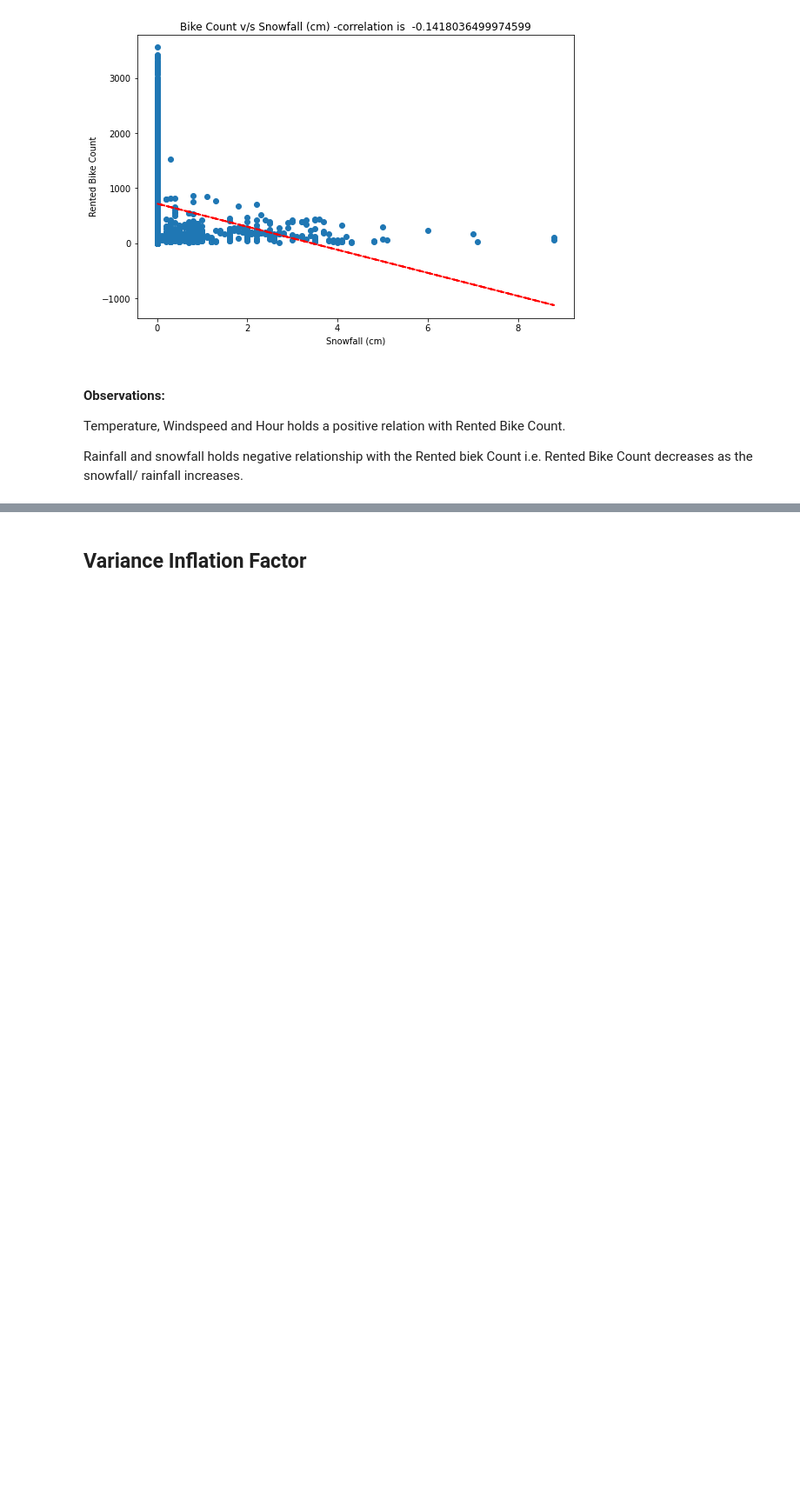
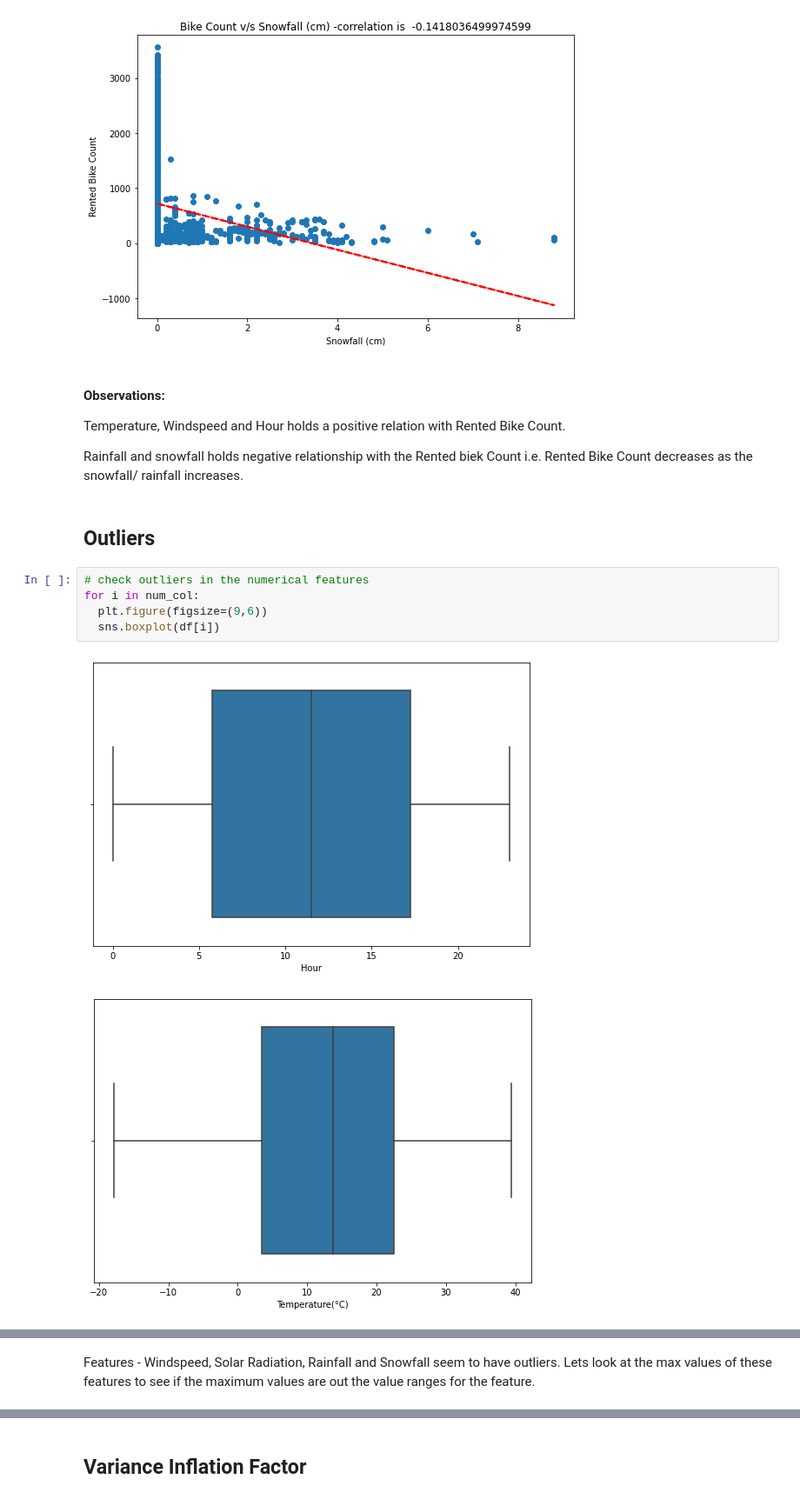
Before and after one commit to PriyankaSejwal/Bike-Sharing-Demand-Prediction, a Jupyter notebook: PriyankaRimo_Bike_Sharing_Demand_Prediction_Capstone_Project.ipynb, the cells around one changed output, grey strips where cells are left out. Shown at 87% size. Saved outputs shown, nothing was run; the diff lists cells and outputs as text; blank space fills up the shorter version.

```diff
--- a/PriyankaRimo_Bike_Sharing_Demand_Prediction_Capstone_Project.ipynb
+++ b/PriyankaRimo_Bike_Sharing_Demand_Prediction_Capstone_Project.ipynb
@@ -571,3 +573,13 @@ plt.show()
 Temperature, Windspeed and Hour holds a positive relation with Rented Bike Count.
 
 Rainfall and snowfall holds negative relationship with the Rented biek Count i.e. Rented Bike Count decreases as the snowfall/ rainfall increases.
+# %% [markdown]
+## <b> Outliers
+# %%
+# check outliers in the numerical features
+for i in num_col:
+  plt.figure(figsize=(9,6))
+  sns.boxplot(df[i])
+# %% [output]
+[figure, added]
+[figure, added]
@@ -573,0 +593,2 @@ Rainfall and snowfall holds negative relationship with the Rented biek Count i.e
+# %% [markdown]
+Features - Windspeed, Solar Radiation, Rainfall and Snowfall seem to have outliers. Lets look at the max values of these features to see if the maximum values are out the value ranges for the feature.
```
Also changed, not shown: parts of 18 cells of this notebook.
